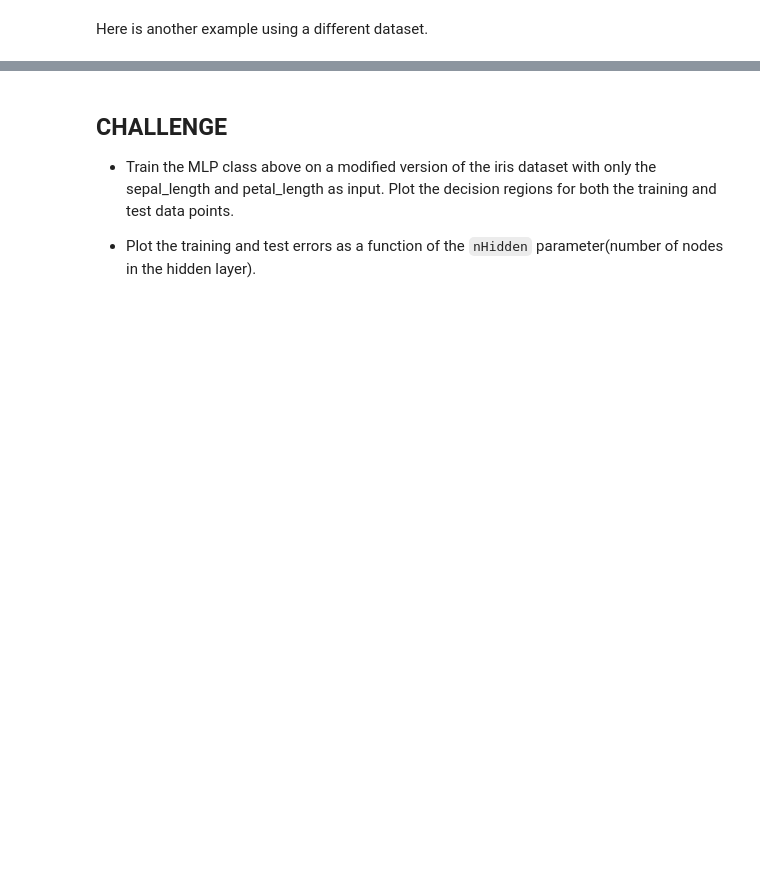
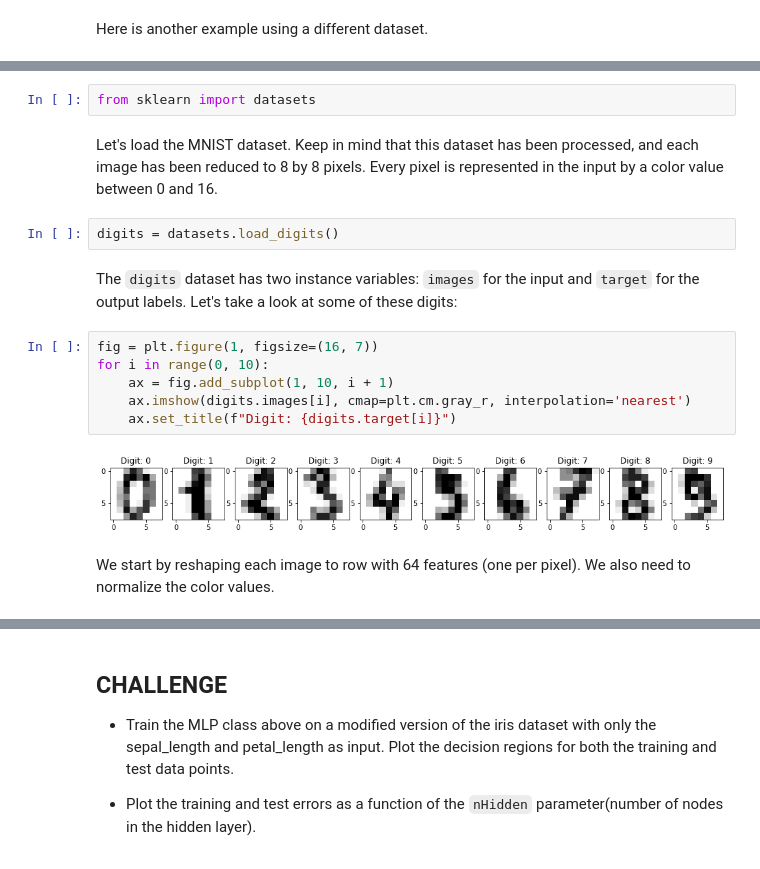
Before and after one commit to jasonsommer/cs6600-notebooks, a Jupyter notebook: 07-neural_networks.ipynb, the cells around one changed output, grey strips where cells are left out. Drawn from its saved outputs; the diff is of its cells as text; blank space fills up the shorter version.

```diff
--- a/07-neural_networks.ipynb
+++ b/07-neural_networks.ipynb
@@ -498,0 +509,18 @@ Testing accuracy:  1.0
+# %%
+from sklearn import datasets
+# %% [markdown]
+Let's load the MNIST dataset. Keep in mind that this dataset has been processed, and each image has been reduced to 8 by 8 pixels. Every pixel is represented in the input by a color value between 0 and 16.
+# %%
+digits = datasets.load_digits()
+# %% [markdown]
+The `digits` dataset has two instance variables: `images` for the input and `target` for the output labels. Let's take a look at some of these digits:
+# %%
+fig = plt.figure(1, figsize=(16, 7))
+for i in range(0, 10):
+    ax = fig.add_subplot(1, 10, i + 1)
+    ax.imshow(digits.images[i], cmap=plt.cm.gray_r, interpolation='nearest')
+    ax.set_title(f"Digit: {digits.target[i]}")
+# %% [output]
+[figure, added]
+# %% [markdown]
+We start by reshaping each image to row with 64 features (one per pixel). We also need to normalize the color values.
```
Also changed, not shown: parts of 15 cells of this notebook.
